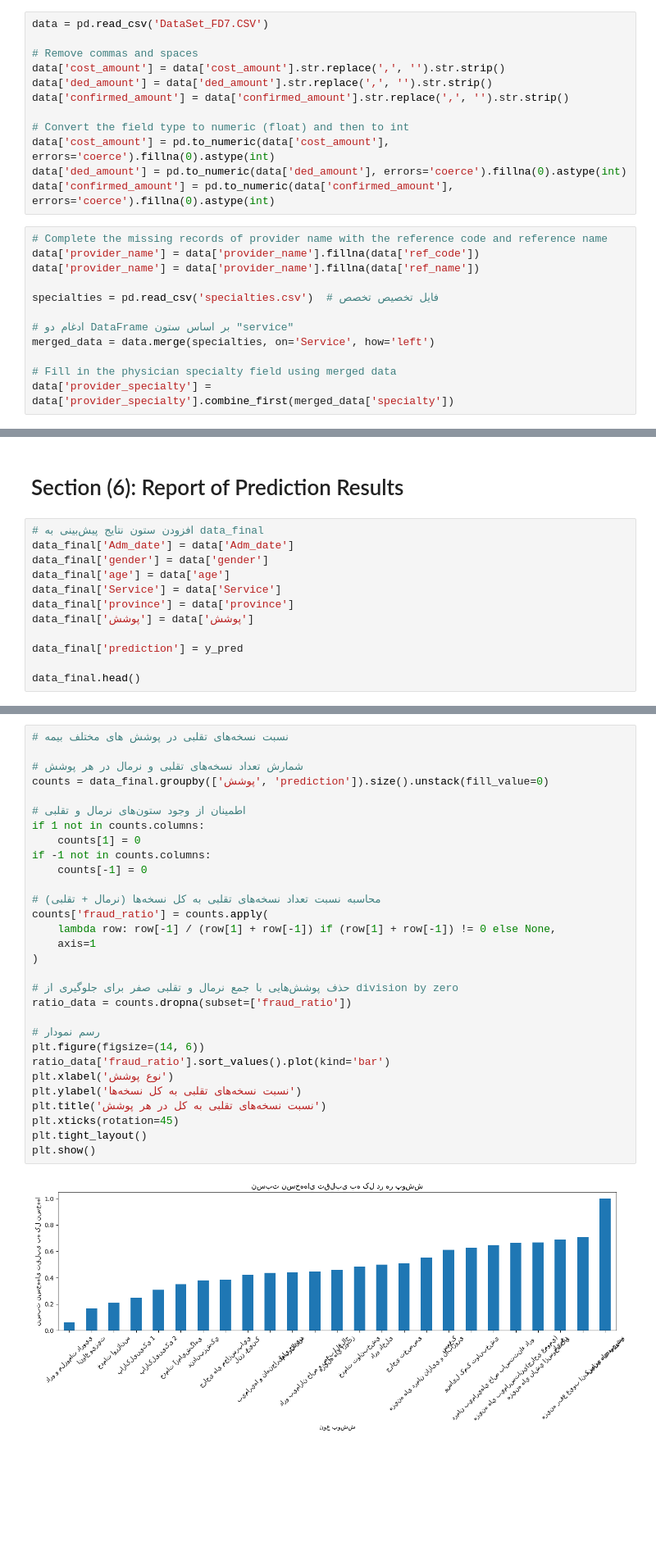
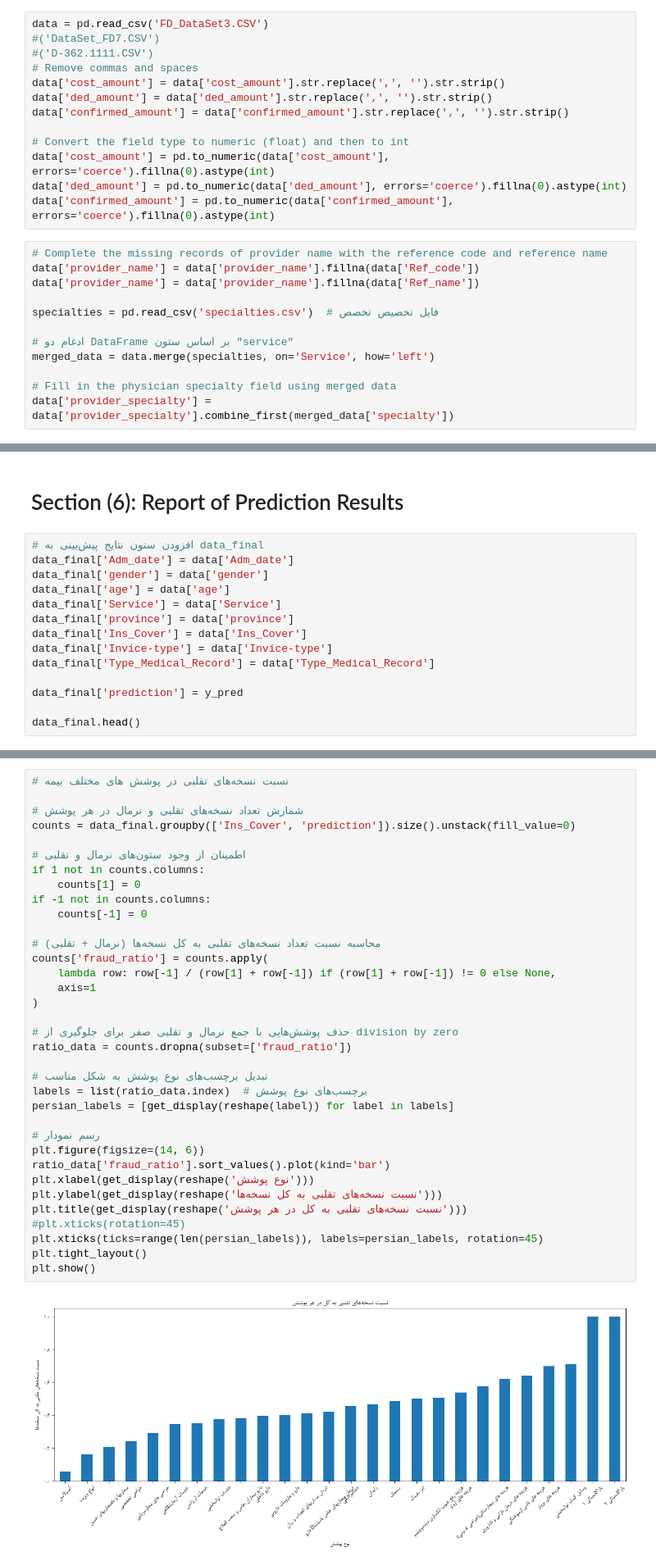
Before and after one commit to a-nowruzi/fraud-detection-algo, a Jupyter notebook: Project_FD 0.ipynb, the cells around one changed output, grey strips where cells are left out. Shown at 82% size. Saved outputs shown, nothing was run; the diff lists cells and outputs as text; blank space fills up the shorter version.

```diff
--- a/Project_FD 0.ipynb
+++ b/Project_FD 0.ipynb
@@ -11,8 +11,9 @@ pd.set_option('display.max_rows', 100)
 # %% [markdown]
 # Section (1): Data Set Preparation
 # %%
-data = pd.read_csv('DataSet_FD7.CSV')
-
+data = pd.read_csv('FD_DataSet3.CSV')
+#('DataSet_FD7.CSV')
+#('D-362.1111.CSV')
 # Remove commas and spaces
 data['cost_amount'] = data['cost_amount'].str.replace(',', '').str.strip()
 data['ded_amount'] = data['ded_amount'].str.replace(',', '').str.strip()
@@ -24,8 +25,8 @@ data['ded_amount'] = pd.to_numeric(data['ded_amount'], errors='coerce').fillna(0
 data['confirmed_amount'] = pd.to_numeric(data['confirmed_amount'], errors='coerce').fillna(0).astype(int)
 # %%
 # Complete the missing records of provider name with the reference code and reference name
-data['provider_name'] = data['provider_name'].fillna(data['ref_code'])
-data['provider_name'] = data['provider_name'].fillna(data['ref_name'])
+data['provider_name'] = data['provider_name'].fillna(data['Ref_code'])
+data['provider_name'] = data['provider_name'].fillna(data['Ref_name'])
 
 specialties = pd.read_csv('specialties.csv')  # فایل تخصیص تخصص
 
@@ -920,7 +941,9 @@ data_final['gender'] = data['gender']
 data_final['age'] = data['age']
 data_final['Service'] = data['Service']
 data_final['province'] = data['province']
-data_final['پوشش'] = data['پوشش']
+data_final['Ins_Cover'] = data['Ins_Cover']
+data_final['Invice-type'] = data['Invice-type']
+data_final['Type_Medical_Record'] = data['Type_Medical_Record']
 
 data_final['prediction'] = y_pred
 
@@ -1203,32 +1266,37 @@ plt.show()
 # %%
 # نسبت نسخه‌های تقلبی در پوشش های مختلف بیمه
 
 # شمارش تعداد نسخه‌های تقلبی و نرمال در هر پوشش
-counts = data_final.groupby(['پوشش', 'prediction']).size().unstack(fill_value=0)
+counts = data_final.groupby(['Ins_Cover', 'prediction']).size().unstack(fill_value=0)
 
 # اطمینان از وجود ستون‌های نرمال و تقلبی
 if 1 not in counts.columns:
     counts[1] = 0
 if -1 not in counts.columns:
     counts[-1] = 0
 
 # محاسبه نسبت تعداد نسخه‌های تقلبی به کل نسخه‌ها (نرمال + تقلبی)
 counts['fraud_ratio'] = counts.apply(
     lambda row: row[-1] / (row[1] + row[-1]) if (row[1] + row[-1]) != 0 else None,
     axis=1
 )
 
 # حذف پوشش‌هایی با جمع نرمال و تقلبی صفر برای جلوگیری از division by zero
 ratio_data = counts.dropna(subset=['fraud_ratio'])
 
+# تبدیل برچسب‌های نوع پوشش به شکل مناسب
+labels = list(ratio_data.index)  # برچسب‌های نوع پوشش
+persian_labels = [get_display(reshape(label)) for label in labels]
+
 # رسم نمودار
 plt.figure(figsize=(14, 6))
 ratio_data['fraud_ratio'].sort_values().plot(kind='bar')
-plt.xlabel('نوع پوشش')
-plt.ylabel('نسبت نسخه‌های تقلبی به کل نسخه‌ها')
-plt.title('نسبت نسخه‌های تقلبی به کل در هر پوشش')
-plt.xticks(rotation=45)
+plt.xlabel(get_display(reshape('نوع پوشش')))
+plt.ylabel(get_display(reshape('نسبت نسخه‌های تقلبی به کل نسخه‌ها')))
+plt.title(get_display(reshape('نسبت نسخه‌های تقلبی به کل در هر پوشش')))
+#plt.xticks(rotation=45)
+plt.xticks(ticks=range(len(persian_labels)), labels=persian_labels, rotation=45)
 plt.tight_layout()
 plt.show()
 # %% [output]
-[figure, old version]
+[figure, new version]
```
Also changed, not shown: parts of 40 cells of this notebook.
